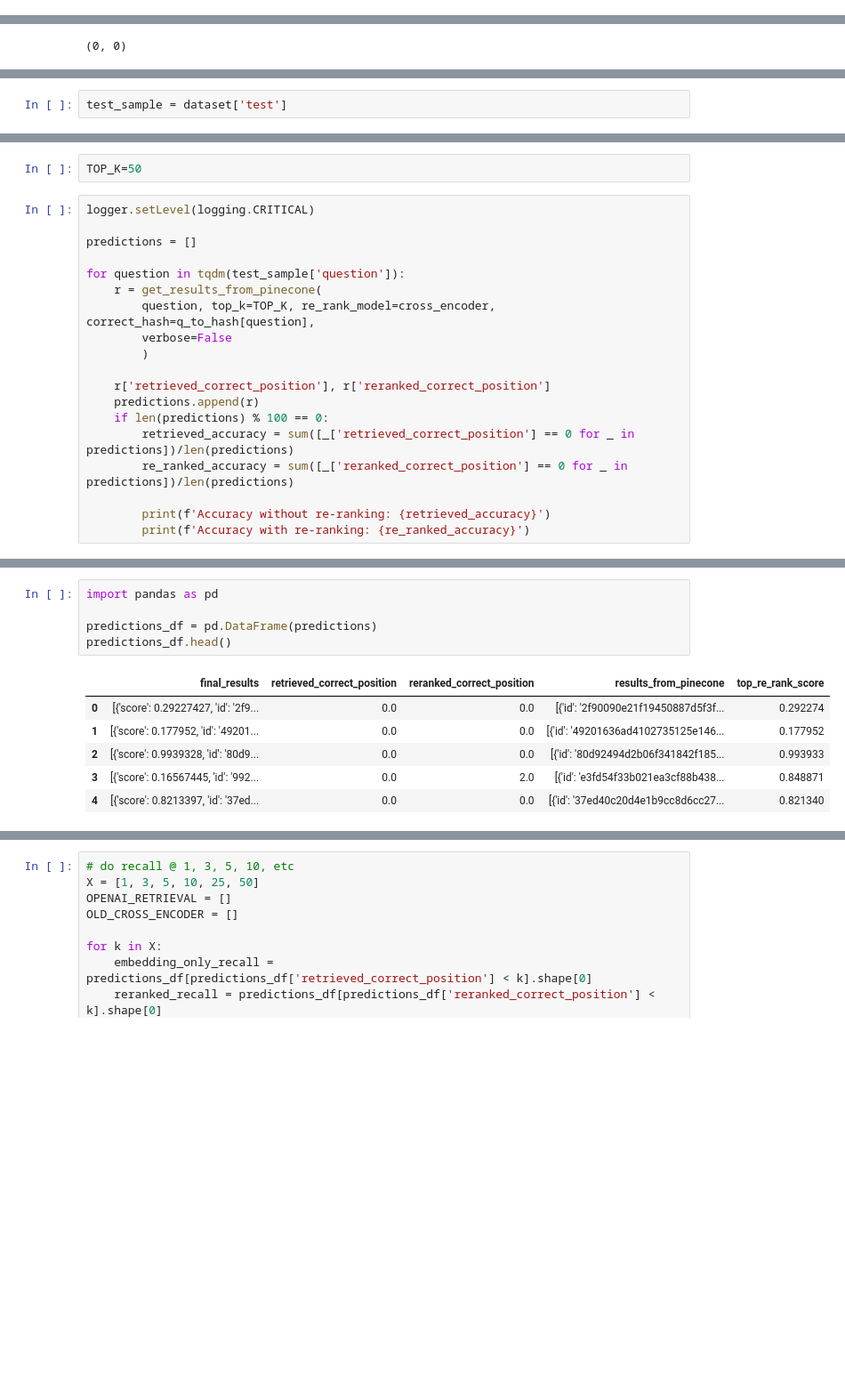
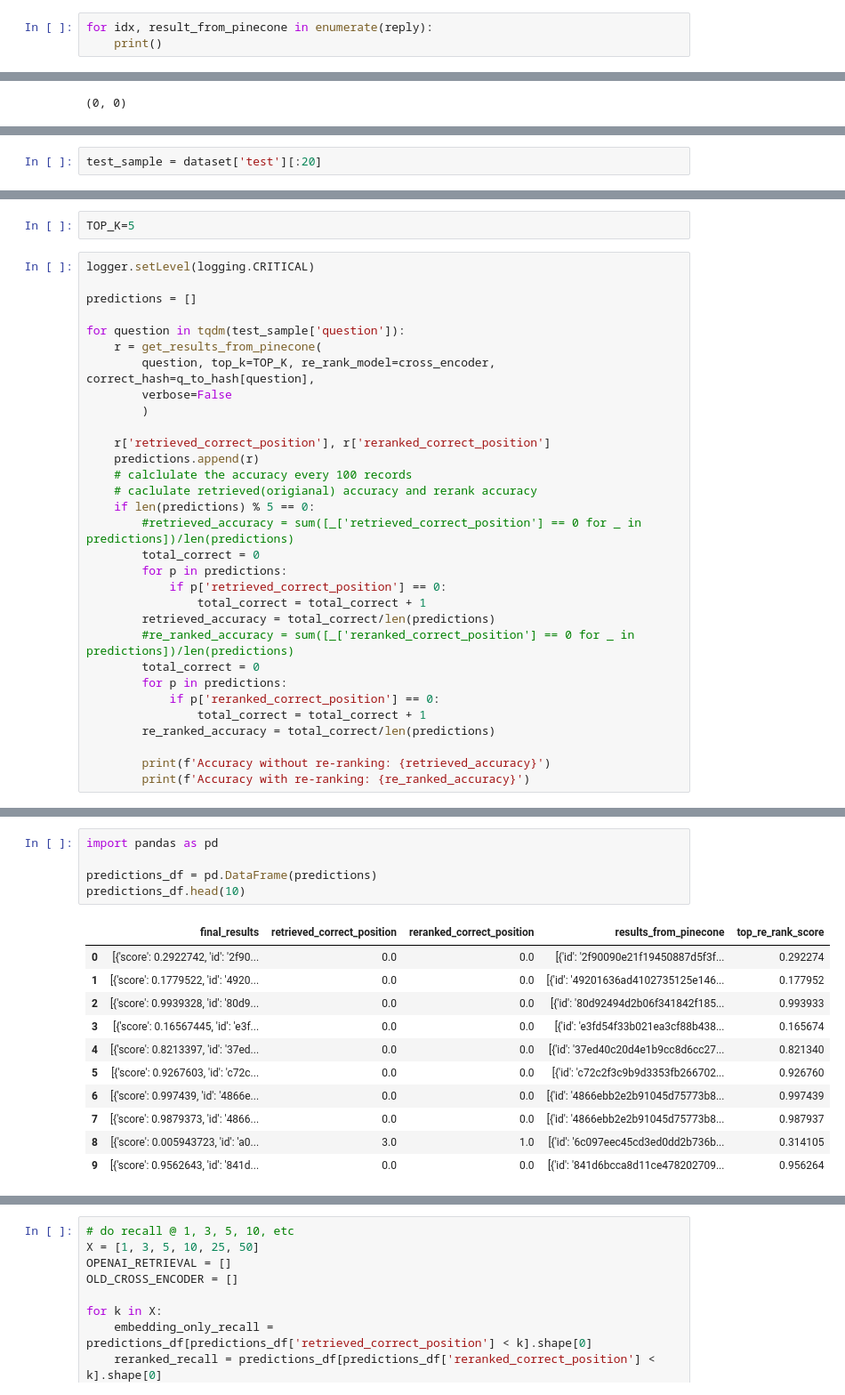
Before and after one commit to William-07/quick-start-guide-to-llms, a Jupyter notebook: notebooks/02_semantic_search.ipynb, the cells around one changed output, grey strips where cells are left out. Shown at 89% size. Saved outputs shown, nothing was run; the diff lists cells and outputs as text; blank space fills up the shorter version.

```diff
--- a/notebooks/02_semantic_search.ipynb
+++ b/notebooks/02_semantic_search.ipynb
@@ -281,0 +280,3 @@ query_from_pinecone('Does an infection for Sandflies go away over time?')
+# %%
+for idx, result_from_pinecone in enumerate(reply):
+    print()
@@ -409,4 +416,4 @@ query_result['retrieved_correct_position'], query_result['reranked_correct_posit
 # %% [output]
 (0, 0)
 # %%
-test_sample = dataset['test']
+test_sample = dataset['test'][:20]
@@ -413,5 +440,5 @@ test_sample = dataset['test']
 # %%
-TOP_K=50
+TOP_K=5
 # %%
 logger.setLevel(logging.CRITICAL)
 
@@ -425,9 +452,21 @@ for question in tqdm(test_sample['question']):
 
     r['retrieved_correct_position'], r['reranked_correct_position']
     predictions.append(r)
-    if len(predictions) % 100 == 0:
-        retrieved_accuracy = sum([_['retrieved_correct_position'] == 0 for _ in predictions])/len(predictions)
-        re_ranked_accuracy = sum([_['reranked_correct_position'] == 0 for _ in predictions])/len(predictions)
+    # calclulate the accuracy every 100 records
+    # caclulate retrieved(origianal) accuracy and rerank accuracy
+    if len(predictions) % 5 == 0:
+        #retrieved_accuracy = sum([_['retrieved_correct_position'] == 0 for _ in predictions])/len(predictions)
+        total_correct = 0
+        for p in predictions:
+            if p['retrieved_correct_position'] == 0:
+                total_correct = total_correct + 1
+        retrieved_accuracy = total_correct/len(predictions)
+        #re_ranked_accuracy = sum([_['reranked_correct_position'] == 0 for _ in predictions])/len(predictions)
+        total_correct = 0
+        for p in predictions:
+            if p['reranked_correct_position'] == 0:
+                total_correct = total_correct + 1
+        re_ranked_accuracy = total_correct/len(predictions)
 
         print(f'Accuracy without re-ranking: {retrieved_accuracy}')
         print(f'Accuracy with re-ranking: {re_ranked_accuracy}')
@@ -466,13 +486,18 @@ Accuracy with re-ranking: 0.8336236933797909
 # %%
 import pandas as pd
 
 predictions_df = pd.DataFrame(predictions)
-predictions_df.head()
+predictions_df.head(10)
 # %% [output]
 |  | final_results | retrieved_correct_position | reranked_correct_position | results_from_pinecone | top_re_rank_score |
-| 0 | [{'score': 0.29227427, 'id': '2f9... | 0.0 | 0.0 | [{'id': '2f90090e21f19450887d5f3f... | 0.292274 |
-| 1 | [{'score': 0.177952, 'id': '49201... | 0.0 | 0.0 | [{'id': '49201636ad4102735125e146... | 0.177952 |
+| 0 | [{'score': 0.2922742, 'id': '2f90... | 0.0 | 0.0 | [{'id': '2f90090e21f19450887d5f3f... | 0.292274 |
+| 1 | [{'score': 0.1779522, 'id': '4920... | 0.0 | 0.0 | [{'id': '49201636ad4102735125e146... | 0.177952 |
 | 2 | [{'score': 0.9939328, 'id': '80d9... | 0.0 | 0.0 | [{'id': '80d92494d2b06f341842f185... | 0.993933 |
-| 3 | [{'score': 0.16567445, 'id': '992... | 0.0 | 2.0 | [{'id': 'e3fd54f33b021ea3cf88b438... | 0.848871 |
+| 3 | [{'score': 0.16567445, 'id': 'e3f... | 0.0 | 0.0 | [{'id': 'e3fd54f33b021ea3cf88b438... | 0.165674 |
 | 4 | [{'score': 0.8213397, 'id': '37ed... | 0.0 | 0.0 | [{'id': '37ed40c20d4e1b9cc8d6cc27... | 0.821340 |
+| 5 | [{'score': 0.9267603, 'id': 'c72c... | 0.0 | 0.0 | [{'id': 'c72c2f3c9b9d3353fb266702... | 0.926760 |
+| 6 | [{'score': 0.997439, 'id': '4866e... | 0.0 | 0.0 | [{'id': '4866ebb2e2b91045d75773b8... | 0.997439 |
+| 7 | [{'score': 0.9879373, 'id': '4866... | 0.0 | 0.0 | [{'id': '4866ebb2e2b91045d75773b8... | 0.987937 |
+| 8 | [{'score': 0.005943723, 'id': 'a0... | 3.0 | 1.0 | [{'id': '6c097eec45cd3ed0dd2b736b... | 0.314105 |
+| 9 | [{'score': 0.9562643, 'id': '841d... | 0.0 | 0.0 | [{'id': '841d6bcca8d11ce478202709... | 0.956264 |
 # %%
```
Also changed, not shown: parts of 25 cells of this notebook, 9 other files.
